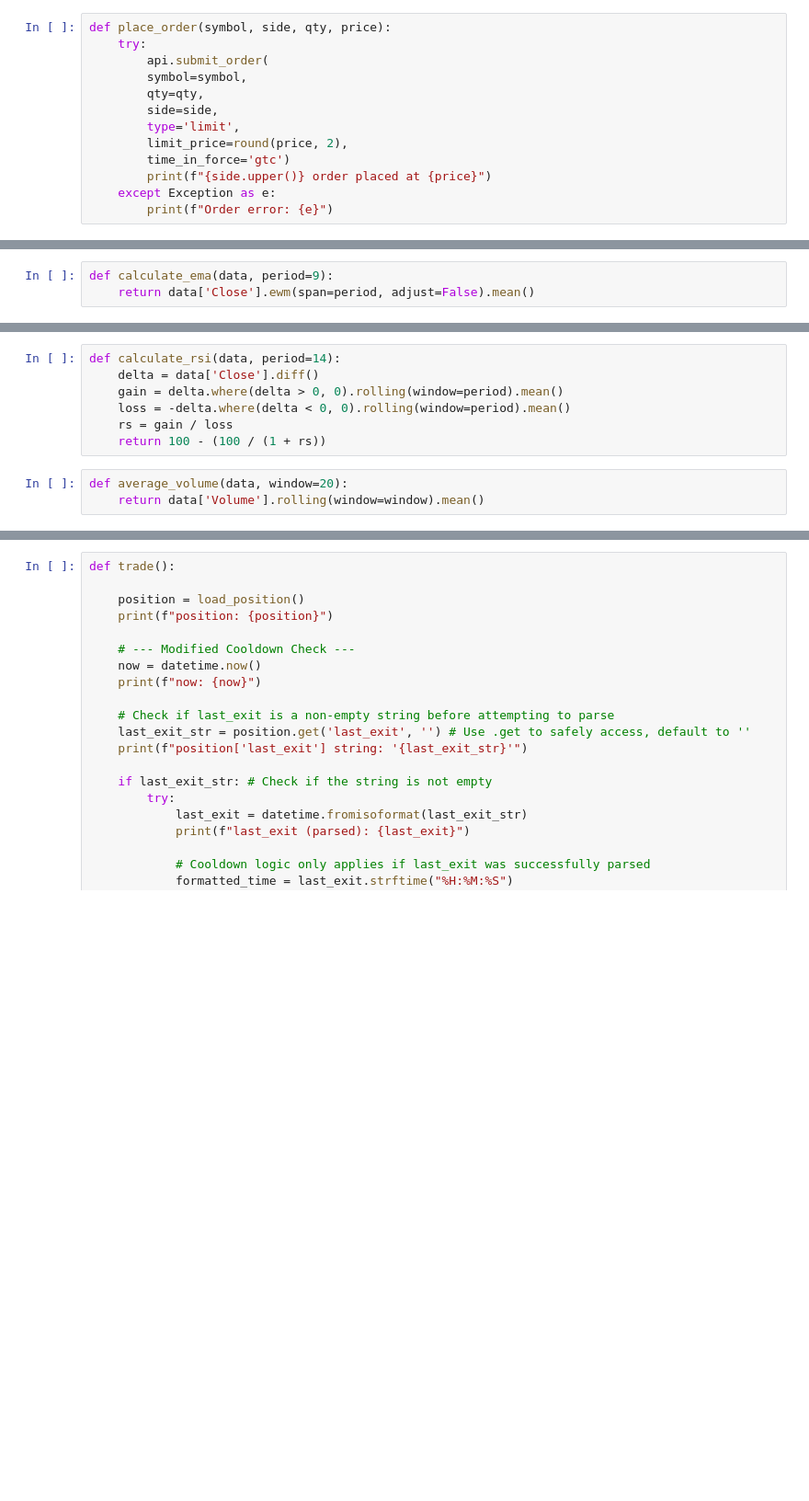
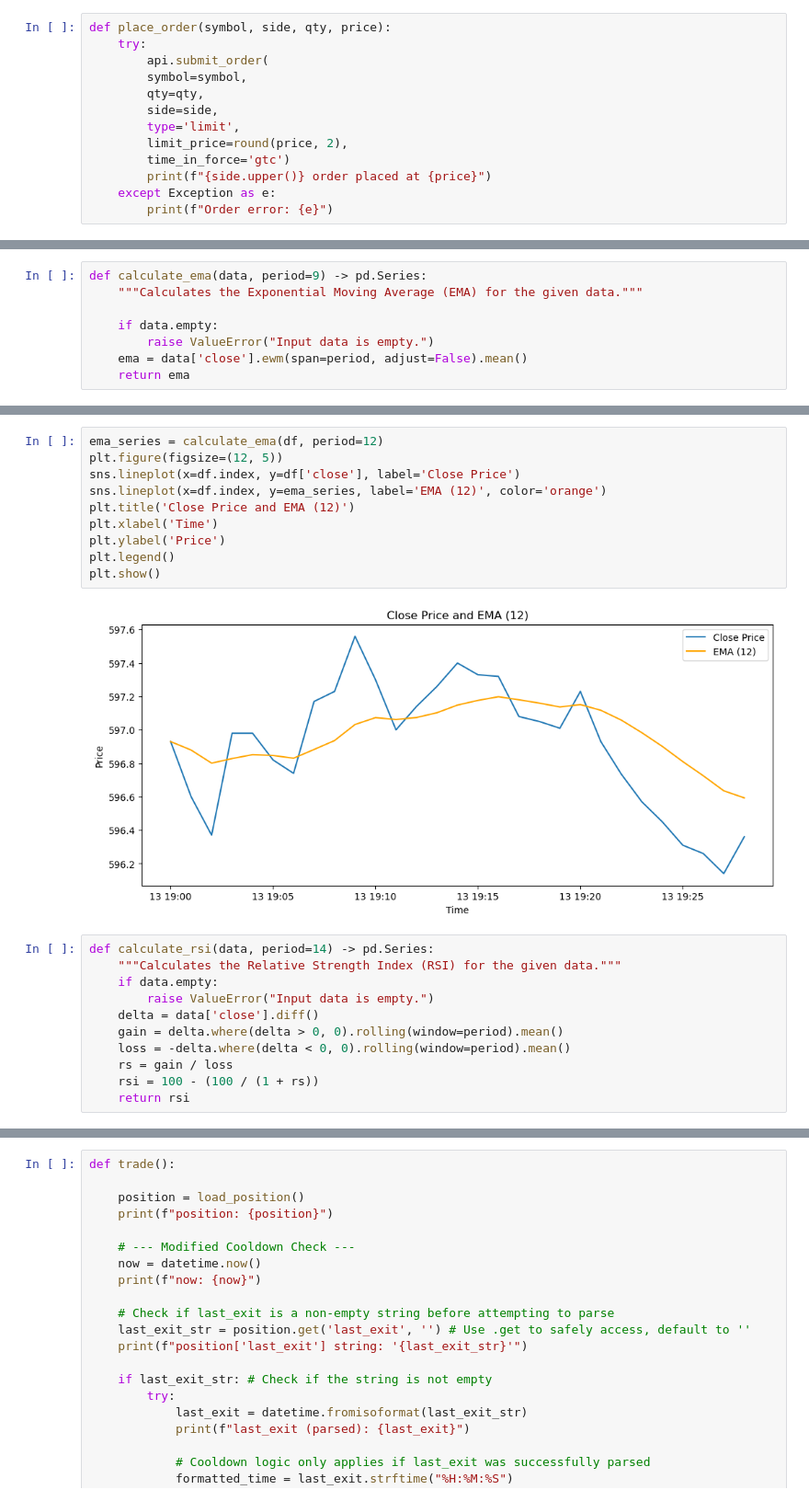
Before and after one commit to gareytwin1/alpaca-finance-lab, a Jupyter notebook: stocks/trading_bot.ipynb, the cells around one changed output, grey strips where cells are left out. Shown: that part at 92% size. Drawn from its saved outputs; the diff is of its cells as text; blank space fills up the shorter version.

```diff
--- a/stocks/trading_bot.ipynb
+++ b/stocks/trading_bot.ipynb
@@ -511,3 +556,8 @@ def create_candlestick_chart(df):
 # %%
-def calculate_ema(data, period=9):
-    return data['Close'].ewm(span=period, adjust=False).mean()
+def calculate_ema(data, period=9) -> pd.Series:
+    """Calculates the Exponential Moving Average (EMA) for the given data."""
+
+    if data.empty:
+        raise ValueError("Input data is empty.")
+    ema = data['close'].ewm(span=period, adjust=False).mean()
+    return ema
@@ -514,10 +575,23 @@ def calculate_ema(data, period=9):
+# %%
+ema_series = calculate_ema(df, period=12)
+plt.figure(figsize=(12, 5))
+sns.lineplot(x=df.index, y=df['close'], label='Close Price')
+sns.lineplot(x=df.index, y=ema_series, label='EMA (12)', color='orange')
+plt.title('Close Price and EMA (12)')
+plt.xlabel('Time')
+plt.ylabel('Price')
+plt.legend()
+plt.show()
+# %% [output]
+[figure, added]
 # %%
-def calculate_rsi(data, period=14):
-    delta = data['Close'].diff()
+def calculate_rsi(data, period=14) -> pd.Series:
+    """Calculates the Relative Strength Index (RSI) for the given data."""
+    if data.empty:
+        raise ValueError("Input data is empty.")
+    delta = data['close'].diff()
     gain = delta.where(delta > 0, 0).rolling(window=period).mean()
     loss = -delta.where(delta < 0, 0).rolling(window=period).mean()
     rs = gain / loss
-    return 100 - (100 / (1 + rs))
+    rsi = 100 - (100 / (1 + rs))
+    return rsi
-# %%
-def average_volume(data, window=20):
-    return data['Volume'].rolling(window=window).mean()
```
Also changed, not shown: parts of 24 cells of this notebook.
